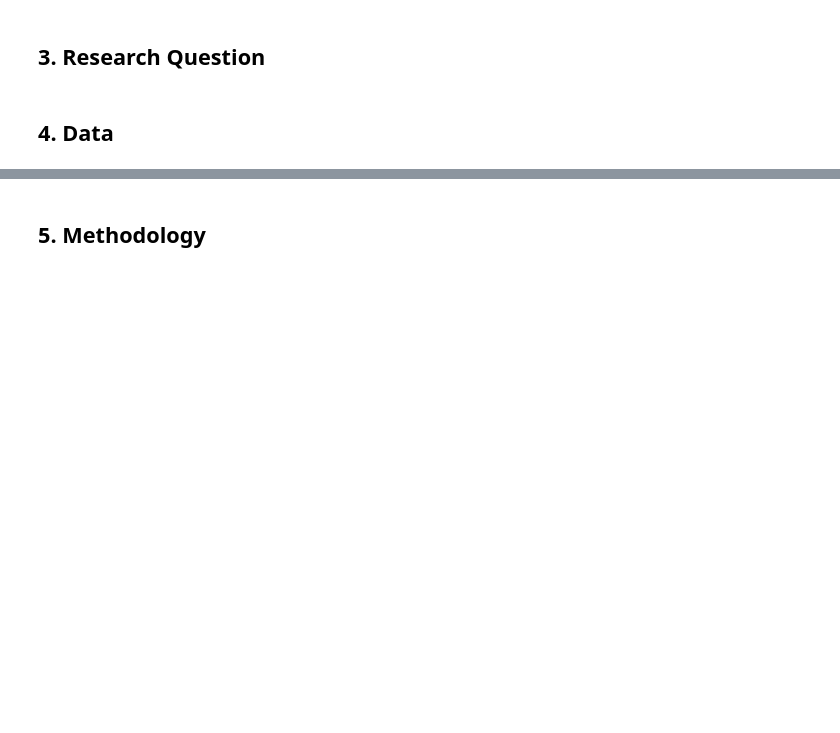
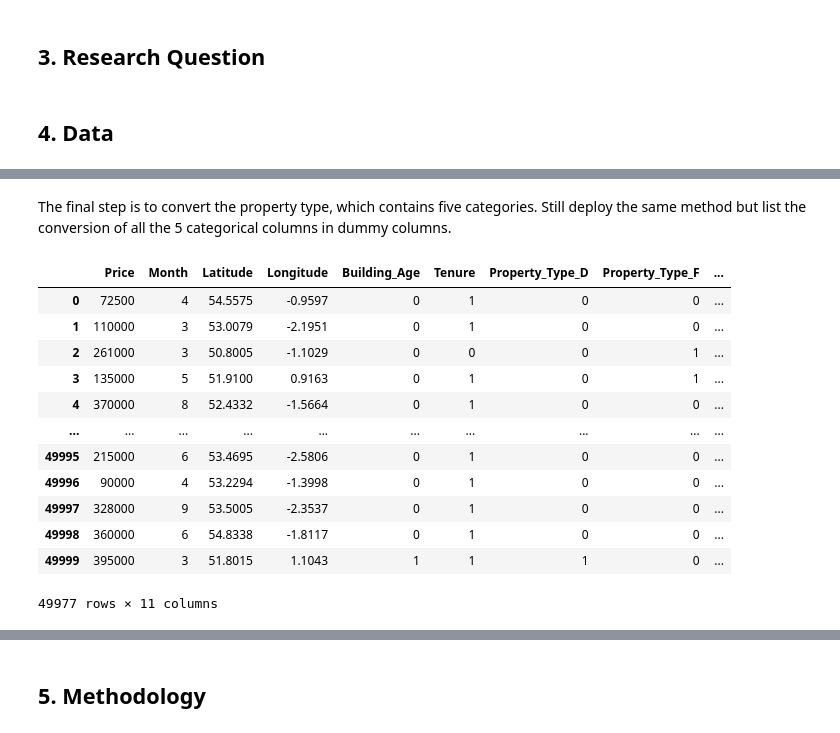
Before and after one commit to joeylizh/DSSS_Assessment, a Jupyter notebook: Assessment_Code.ipynb, the cells around one changed output, grey strips where cells are left out. Cells and saved outputs as stored; diff of their text form; code cells hidden in the pictures; blank space fills up the shorter version.

```diff
--- a/Assessment_Code.ipynb
+++ b/Assessment_Code.ipynb
@@ -21,0 +201,4 @@ start_time = time.time()
+# %%
+# Merge the latitude and longitude data into the datasets
+df_subset  = df_subset.merge(GBcoords, on='Postcode', how='left')
+df_subset
@@ -21,0 +253,18 @@ start_time = time.time()
+# %%
+# Data of Building age is converted into Binary Data
+df_one = pd.get_dummies(df_subset['Building_Age'])
+
+# Binary Data is Concatenated into Dataframe
+df_two = pd.concat((df_subset, df_one), axis=1)
+
+# Column "Building_Age" is dropped
+df_two = df_two.drop(['Building_Age'], axis=1)
+
+# I want Old =0 and New =1 So we drop column "N" here
+df_two = df_two.drop(["N"], axis=1)
+
+# Rename the Column
+df_numeric1 = df_two.rename(columns={"Y": "Building_Age"})
+
+# Print the Result
+df_numeric1
@@ -21,0 +288,18 @@ start_time = time.time()
+# %%
+# Data of Tenure is converted into Binary Data
+df_three = pd.get_dummies(df_numeric1['Tenure'])
+
+# Binary Data is Concatenated into Dataframe
+df_four = pd.concat((df_numeric1, df_three), axis=1)
+
+# Column "Tenure" is dropped
+df_four = df_four.drop(['Tenure'], axis=1)
+
+# Leasehold =0 and Freehold =1 So drop column "L" here
+df_four = df_four.drop(["L"], axis=1)
+
+# Rename the Column
+df_numeric2 = df_four.rename(columns={"F": "Tenure"})
+
+# Print the Result
+df_numeric2
@@ -21,0 +320,21 @@ start_time = time.time()
+# %% [markdown]
+The final step is to convert the property type, which contains five categories. Still deploy the same method but list the conversion of all the 5 categorical columns in dummy columns.
+# %%
+df_cleaned = pd.get_dummies(df_numeric2,
+                     columns = ['Property_Type'])
+
+df_cleaned
+# %% [output]
+|  | Price | Month | Latitude | Longitude | Building_Age | Tenure | Property_Type_D | Property_Type_F | ... |
+| 0 | 72500 | 4 | 54.5575 | -0.9597 | 0 | 1 | 0 | 0 | ... |
+| 1 | 110000 | 3 | 53.0079 | -2.1951 | 0 | 1 | 0 | 0 | ... |
+| 2 | 261000 | 3 | 50.8005 | -1.1029 | 0 | 0 | 0 | 1 | ... |
+| 3 | 135000 | 5 | 51.9100 | 0.9163 | 0 | 1 | 0 | 1 | ... |
+| 4 | 370000 | 8 | 52.4332 | -1.5664 | 0 | 1 | 0 | 0 | ... |
+| ... | ... | ... | ... | ... | ... | ... | ... | ... | ... |
+| 49995 | 215000 | 6 | 53.4695 | -2.5806 | 0 | 1 | 0 | 0 | ... |
+| 49996 | 90000 | 4 | 53.2294 | -1.3998 | 0 | 1 | 0 | 0 | ... |
+| 49997 | 328000 | 9 | 53.5005 | -2.3537 | 0 | 1 | 0 | 0 | ... |
+| 49998 | 360000 | 6 | 54.8338 | -1.8117 | 0 | 1 | 0 | 0 | ... |
+| 49999 | 395000 | 3 | 51.8015 | 1.1043 | 1 | 1 | 1 | 0 | ... |
+49977 rows × 11 columns
```
Also changed, not shown: parts of 33 cells of this notebook, 5 other files.
